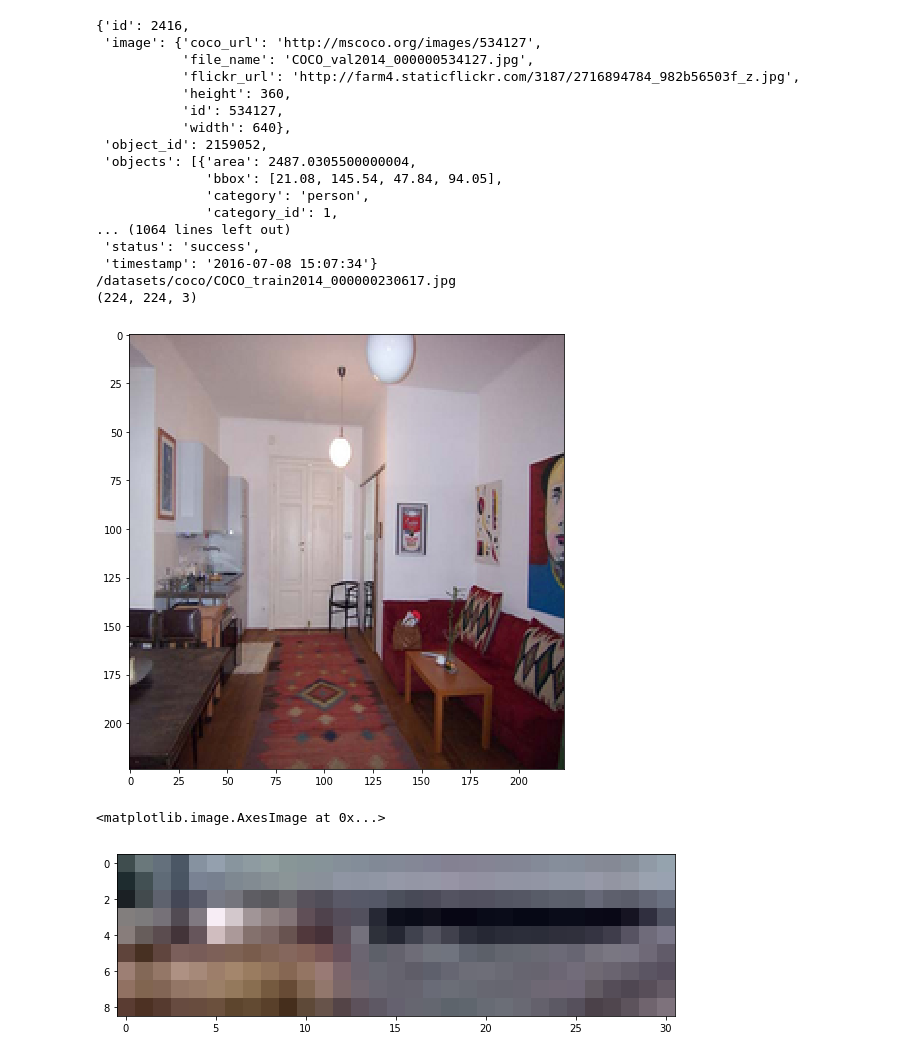
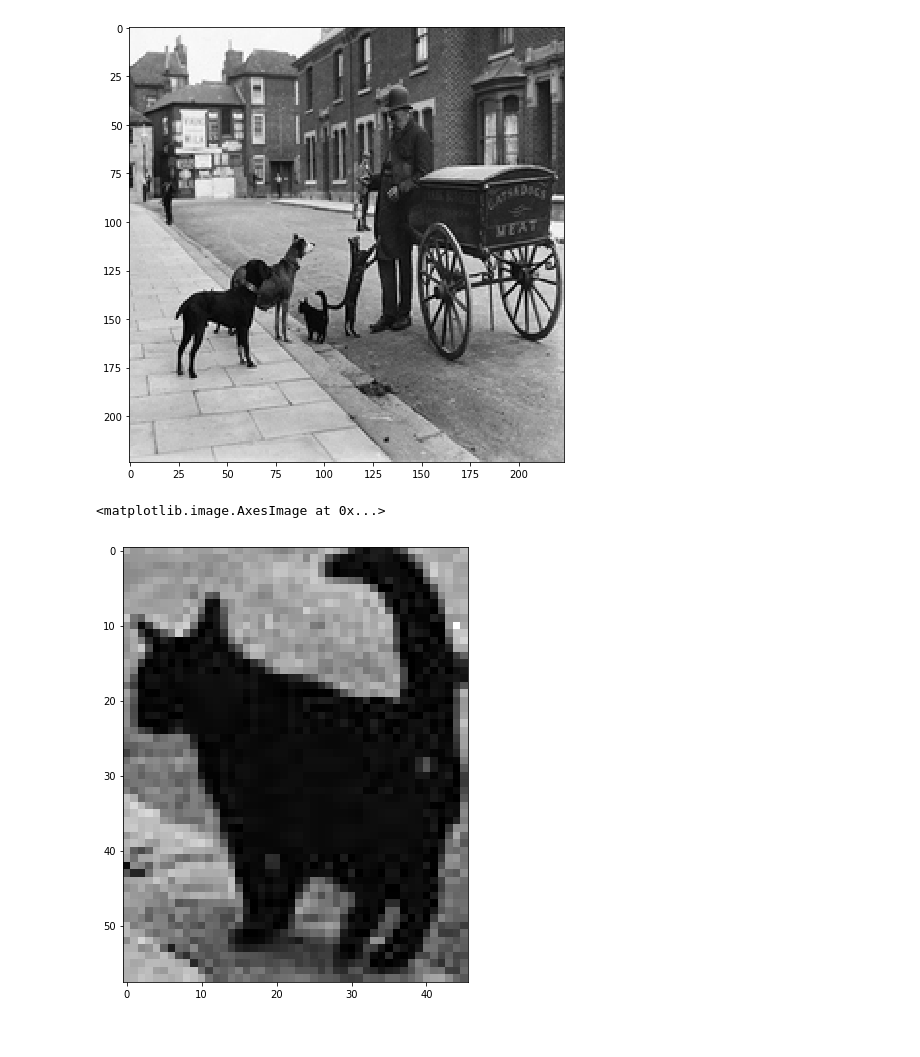
Before and after one commit to eliwu26/DeepWhat, a Jupyter notebook: data_example.ipynb, the cells around one changed output. Drawn from its saved outputs; the diff is of its cells as text; code cells hidden in the pictures.

```diff
--- a/data_example.ipynb
+++ b/data_example.ipynb
@@ -18,44 +18,27 @@ import data
 # %%
 with open(data.get_gw_file('train'), 'r') as f:
     i = 0
 
     for line in f:
         i += 1
-        if i == 4:
+        if i == 217:
             break
 
         # schema: https://guesswhat.ai/download
         example = json.loads(line)
-        pprint(example)
+        # pprint(example)
 
         img_path = data.get_coco_file(example['image']['file_name'])
-        print(img_path)
+        # print(img_path)
 
         img = Image.open(img_path)
 
         img_resized = img.resize((224, 224), Image.ANTIALIAS)
         plt.imshow(img_resized)
 
-        print(np.array(img_resized).shape)
+        # print(np.array(img_resized).shape)
 # %% [output]
-{'id': 2416,
- 'image': {'coco_url': 'http://mscoco.org/images/534127',
-           'file_name': 'COCO_val2014_000000534127.jpg',
-           'flickr_url': 'http://farm4.staticflickr.com/3187/2716894784_982b56503f_z.jpg',
-           'height': 360,
-           'id': 534127,
-           'width': 640},
- 'object_id': 2159052,
- 'objects': [{'area': 2487.0305500000004,
-              'bbox': [21.08, 145.54, 47.84, 94.05],
-              'category': 'person',
-              'category_id': 1,
-... (1064 lines left out)
- 'status': 'success',
- 'timestamp': '2016-07-08 15:07:34'}
-/datasets/coco/COCO_train2014_000000230617.jpg
-(224, 224, 3)
-[figure, old version]
+[figure, new version]
 # %%
 x, y, width, height = example['objects'][0]['bbox']
 area = map(int, [x, y, x + width, y + height])
@@ -63,4 +46,4 @@ img_crop = img.crop(area)
 plt.imshow(img_crop)
 # %% [output]
 <matplotlib.image.AxesImage at 0x...>
-[figure, old version]
+[figure, new version]
```
Also changed, not shown: parts of 1 cell of this notebook, 1 other file.
